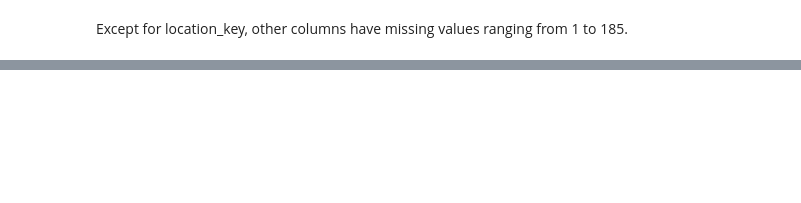
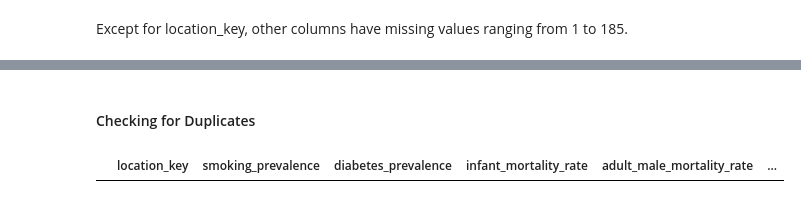
Before and after one commit to DenniseMc/cpsc_project, a Jupyter notebook: Health.ipynb, the cells around one changed output, grey strips where cells are left out. Saved outputs shown, nothing was run; the diff lists cells and outputs as text; code cells hidden in the pictures; blank space fills up the shorter version.

```diff
--- a/Health.ipynb
+++ b/Health.ipynb
@@ -163,0 +187,6 @@ Except for location_key, other columns have missing values ranging from 1 to 185
+# %% [markdown]
+#### Checking for Duplicates
+# %%
+health[health.duplicated()]
+# %% [output]
+|  | location_key | smoking_prevalence | diabetes_prevalence | infant_mortality_rate | adult_male_mortality_rate | ... |
```
Also changed, not shown: parts of 13 cells of this notebook, 1 other file.
